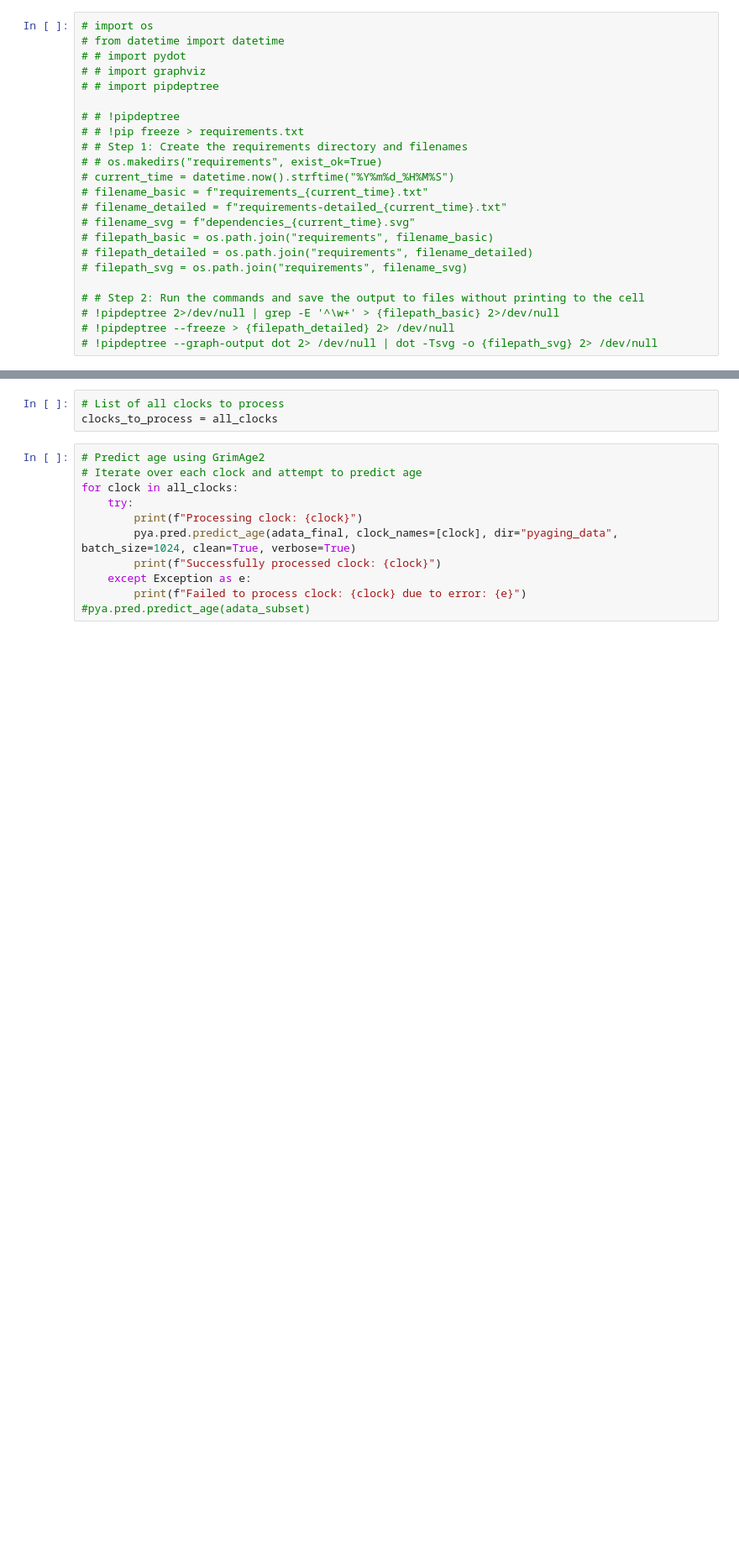
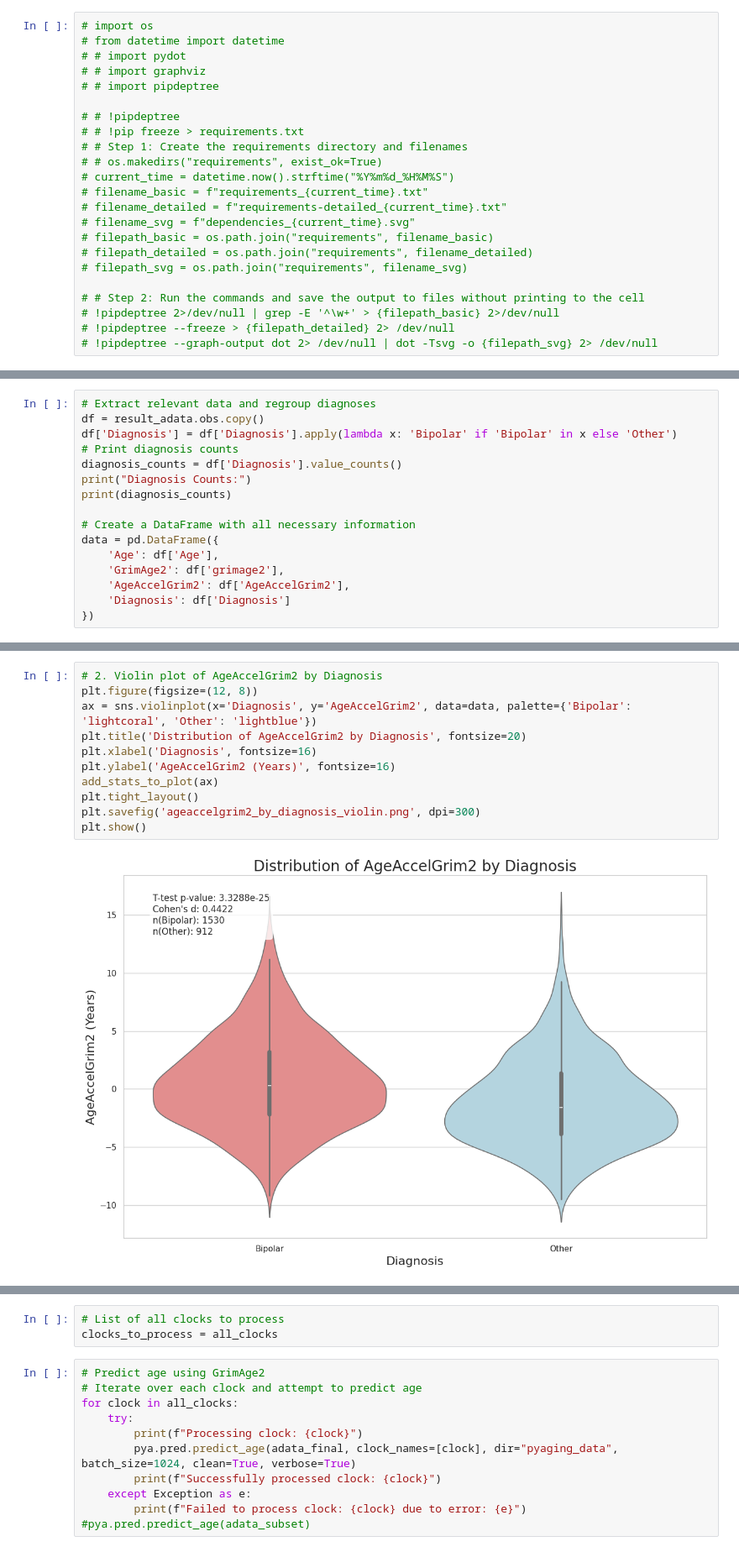
Before and after one commit to lowestprime/BP-DNAm_pub, a Jupyter notebook: Jupyter/RAW_GRIMAGE2.ipynb, the cells around one changed output, grey strips where cells are left out. Shown at 84% size. Drawn from its saved outputs; the diff is of its cells as text; blank space fills up the shorter version.

```diff
--- a/Jupyter/RAW_GRIMAGE2.ipynb
+++ b/Jupyter/RAW_GRIMAGE2.ipynb
@@ -180,0 +380,16 @@ AttributeError: 'NoneType' object has no attribute 'obsm'
+# %%
+# Extract relevant data and regroup diagnoses
+df = result_adata.obs.copy()
+df['Diagnosis'] = df['Diagnosis'].apply(lambda x: 'Bipolar' if 'Bipolar' in x else 'Other')
+# Print diagnosis counts
+diagnosis_counts = df['Diagnosis'].value_counts()
+print("Diagnosis Counts:")
+print(diagnosis_counts)
+
+# Create a DataFrame with all necessary information
+data = pd.DataFrame({
+    'Age': df['Age'],
+    'GrimAge2': df['grimage2'],
+    'AgeAccelGrim2': df['AgeAccelGrim2'],
+    'Diagnosis': df['Diagnosis']
+})
@@ -180,0 +501,13 @@ AttributeError: 'NoneType' object has no attribute 'obsm'
+# %%
+# 2. Violin plot of AgeAccelGrim2 by Diagnosis
+plt.figure(figsize=(12, 8))
+ax = sns.violinplot(x='Diagnosis', y='AgeAccelGrim2', data=data, palette={'Bipolar': 'lightcoral', 'Other': 'lightblue'})
+plt.title('Distribution of AgeAccelGrim2 by Diagnosis', fontsize=20)
+plt.xlabel('Diagnosis', fontsize=16)
+plt.ylabel('AgeAccelGrim2 (Years)', fontsize=16)
+add_stats_to_plot(ax)
+plt.tight_layout()
+plt.savefig('ageaccelgrim2_by_diagnosis_violin.png', dpi=300)
+plt.show()
+# %% [output]
+[figure, added]
```
Also changed, not shown: parts of 29 cells of this notebook, 9 other files.
